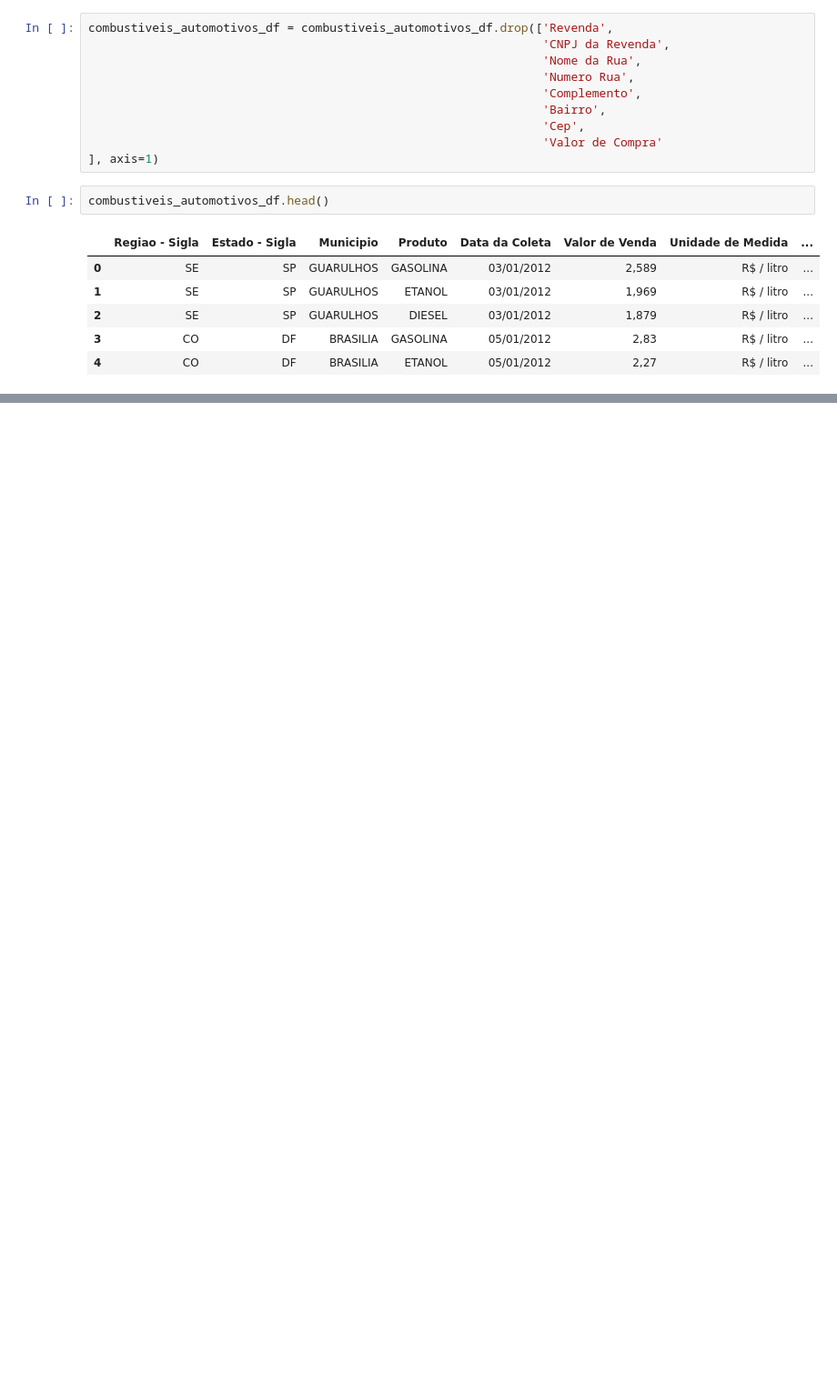
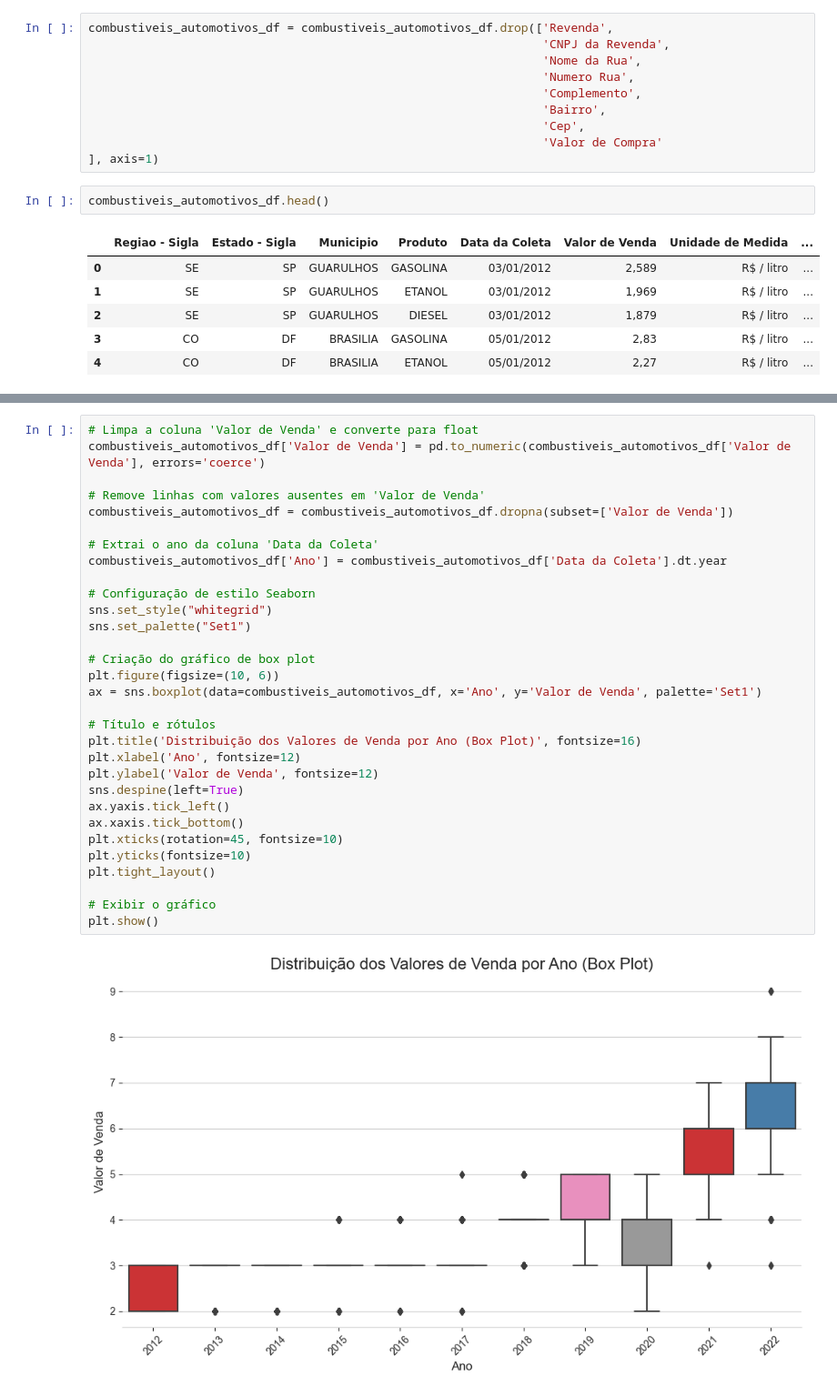
Before and after one commit to Jacksonvieira431/combustiveis_automotivos, a Jupyter notebook: Analise.ipynb, the cells around one changed output, grey strips where cells are left out. Shown at 91% size. Cells and saved outputs as stored; diff of their text form; blank space fills up the shorter version.

```diff
--- a/Analise.ipynb
+++ b/Analise.ipynb
@@ -91,0 +183,33 @@ Index(['Regiao - Sigla', 'Estado - Sigla', 'Municipio', 'Produto',
+# %%
+# Limpa a coluna 'Valor de Venda' e converte para float
+combustiveis_automotivos_df['Valor de Venda'] = pd.to_numeric(combustiveis_automotivos_df['Valor de Venda'], errors='coerce')
+
+# Remove linhas com valores ausentes em 'Valor de Venda'
+combustiveis_automotivos_df = combustiveis_automotivos_df.dropna(subset=['Valor de Venda'])
+
+# Extrai o ano da coluna 'Data da Coleta'
+combustiveis_automotivos_df['Ano'] = combustiveis_automotivos_df['Data da Coleta'].dt.year
+
+# Configuração de estilo Seaborn
+sns.set_style("whitegrid")
+sns.set_palette("Set1")
+
+# Criação do gráfico de box plot
+plt.figure(figsize=(10, 6))
+ax = sns.boxplot(data=combustiveis_automotivos_df, x='Ano', y='Valor de Venda', palette='Set1')
+
+# Título e rótulos
+plt.title('Distribuição dos Valores de Venda por Ano (Box Plot)', fontsize=16)
+plt.xlabel('Ano', fontsize=12)
+plt.ylabel('Valor de Venda', fontsize=12)
+sns.despine(left=True)
+ax.yaxis.tick_left()
+ax.xaxis.tick_bottom()
+plt.xticks(rotation=45, fontsize=10)
+plt.yticks(fontsize=10)
+plt.tight_layout()
+
+# Exibir o gráfico
+plt.show()
+# %% [output]
+[figure, added]
```
Also changed, not shown: parts of 12 cells of this notebook.
